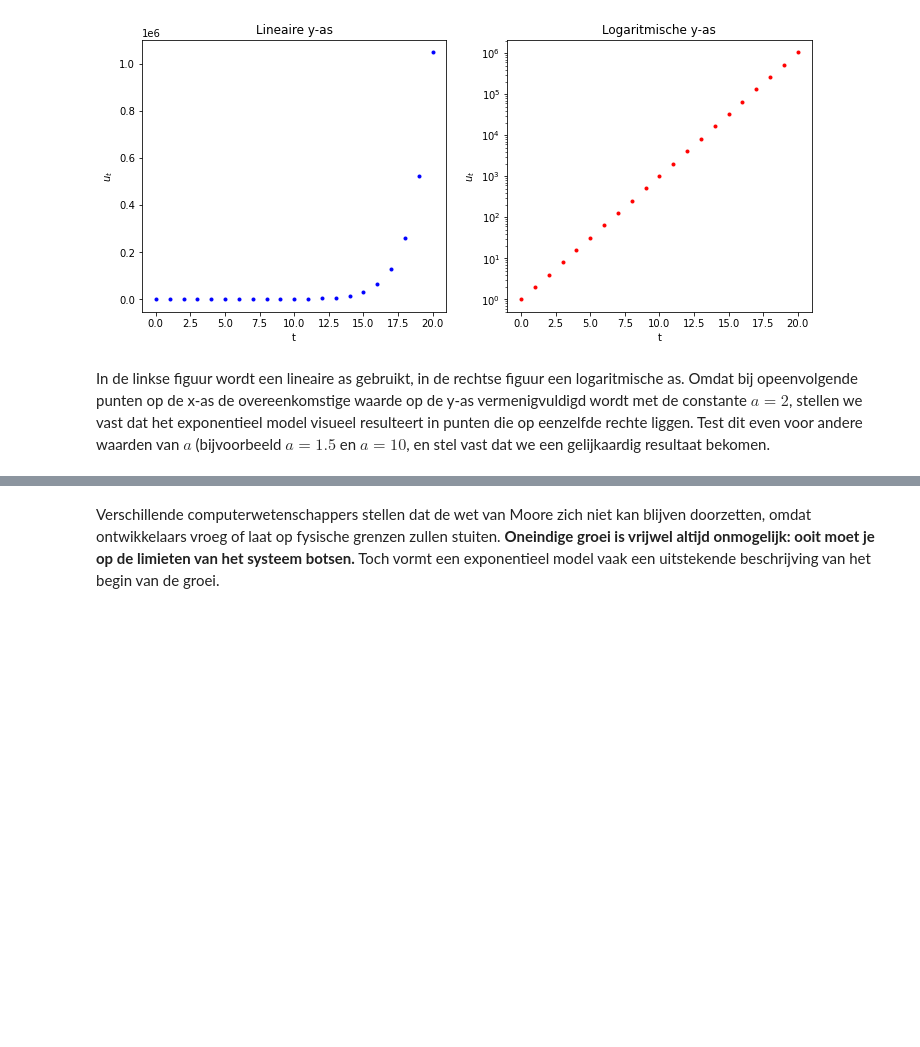
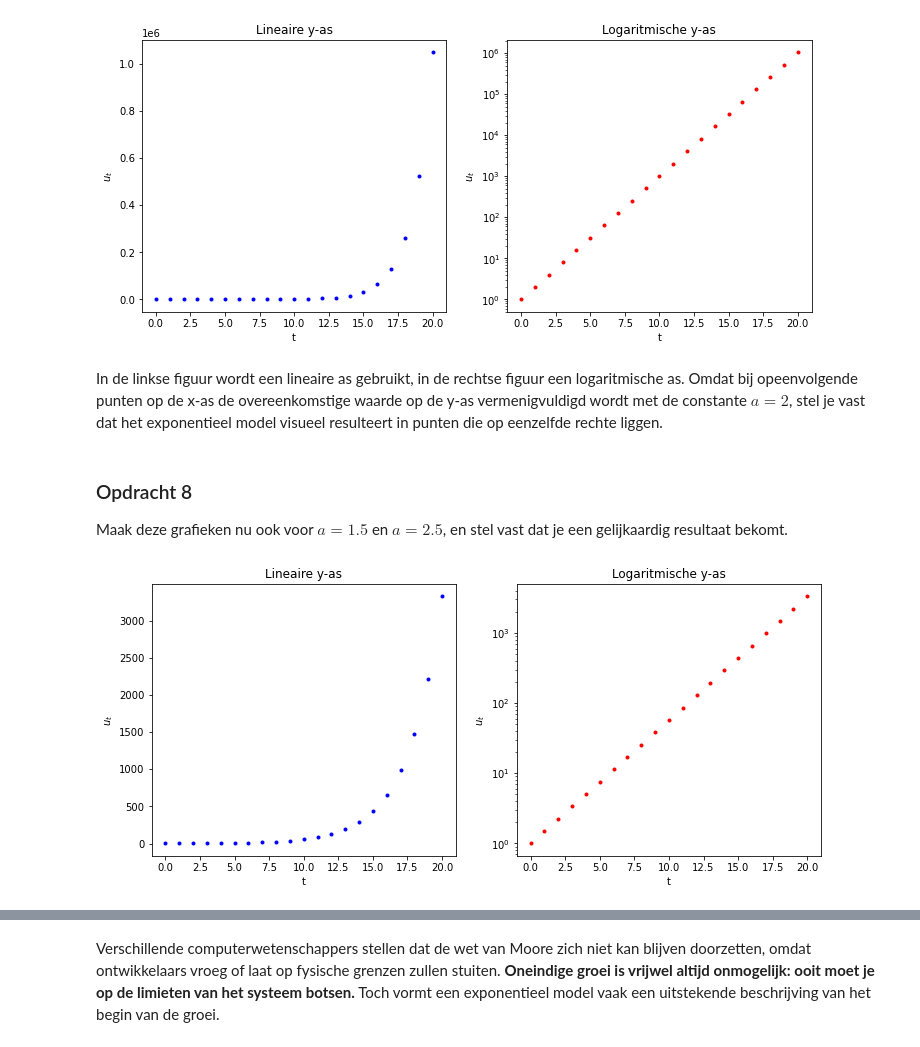
Before and after one commit to jvdrhoof/Insects, a Jupyter notebook: hoofdstuk_1.ipynb, the cells around one changed output, grey strips where cells are left out. Cells and saved outputs as stored; diff of their text form; code cells hidden in the pictures; blank space fills up the shorter version.

```diff
--- a/hoofdstuk_1.ipynb
+++ b/hoofdstuk_1.ipynb
@@ -266,0 +309,8 @@ Je stelt vast dat de populatiegrootte zonder enige belemmering verder aangroeit.
+# %%
+u = 5
+a = 1.8
+t = 0
+while u < 1000000:
+    u = exponentiele_groei(u, a)
+    t += 1
+print(f"Na {t} generaties is de populatiegrootte groter dan 1 miljoen")
@@ -305,9 +361,9 @@ plt.show()
 # %%
-u_data = np.array(corona["doden"])
-t_data = np.arange(len(u_data))
+data_u = np.array(corona["doden"])
+data_t = np.arange(len(data_u))
 
 plt.figure()
-plt.scatter(t_data, u_data, marker =".", color="red")
+plt.scatter(data_t, data_u, marker =".", color="red")
 plt.xlabel("Dag sinds 1 maart 2020")
 plt.ylabel("Aantal dodelijke slachtoffers")
 plt.title("Overlijdens door COVID-19")
@@ -325,30 +416,20 @@ Bij een traditionele lineaire schaal is de afstand tussen de getallen 1, 2, 3, 4
 # %%
 # definieer de data die geplot moet worden
-t_data = np.arange(21)
-u_data = exponentieel_model(t_data, u_0=1, a=2)
+data_t = np.arange(21)
+data_u = exponentieel_model(data_t, u_0=1, a=2)
 
-# maak een nieuwe grafiek aan
-plt.figure(figsize=(12, 5))
-
-# plot de data met een lineaire y-as
-ax = plt.subplot(1, 2, 1)
-plt.scatter(t_data, u_data, marker =".", color="blue")
-plt.xlabel('t')
-plt.ylabel('$u_t$')
-plt.title('Lineaire y-as')
-ax.set_yscale('linear')
-
-# plot de data met een logaritmische y-as
-ax = plt.subplot(1, 2, 2)
-plt.scatter(t_data, u_data, marker =".", color="red")
-plt.xlabel('t')
-plt.ylabel('$u_t$')
-plt.title('Logaritmische y-as')
-ax.set_yscale('log')
-
-# toon de grafiek
-plt.show()
+# plot de data
+plot_lin_log(data_t, data_u)
 # %% [output]
 [figure]
 # %% [markdown]
-In de linkse figuur wordt een lineaire as gebruikt, in de rechtse figuur een logaritmische as. Omdat bij opeenvolgende punten op de x-as de overeenkomstige waarde op de y-as vermenigvuldigd wordt met de constante $a = 2$, stellen we vast dat het exponentieel model visueel resulteert in punten die op eenzelfde rechte liggen. Test dit even voor andere waarden van $a$ (bijvoorbeeld $a = 1.5$ en $a = 10$, en stel vast dat we een gelijkaardig resultaat bekomen.
+In de linkse figuur wordt een lineaire as gebruikt, in de rechtse figuur een logaritmische as. Omdat bij opeenvolgende punten op de x-as de overeenkomstige waarde op de y-as vermenigvuldigd wordt met de constante $a = 2$, stel je vast dat het exponentieel model visueel resulteert in punten die op eenzelfde rechte liggen.
+# %% [markdown]
+### Opdracht 8
+
+Maak deze grafieken nu ook voor $a = 1.5$ en $a = 2.5$, en stel vast dat je een gelijkaardig resultaat bekomt.
+# %%
+data_u = exponentieel_model(data_t, u_0=1, a=1.5)
+plot_lin_log(data_t, data_u)
+# %% [output]
+[figure, added]
```
Also changed, not shown: parts of 36 cells of this notebook, 3 other files.
